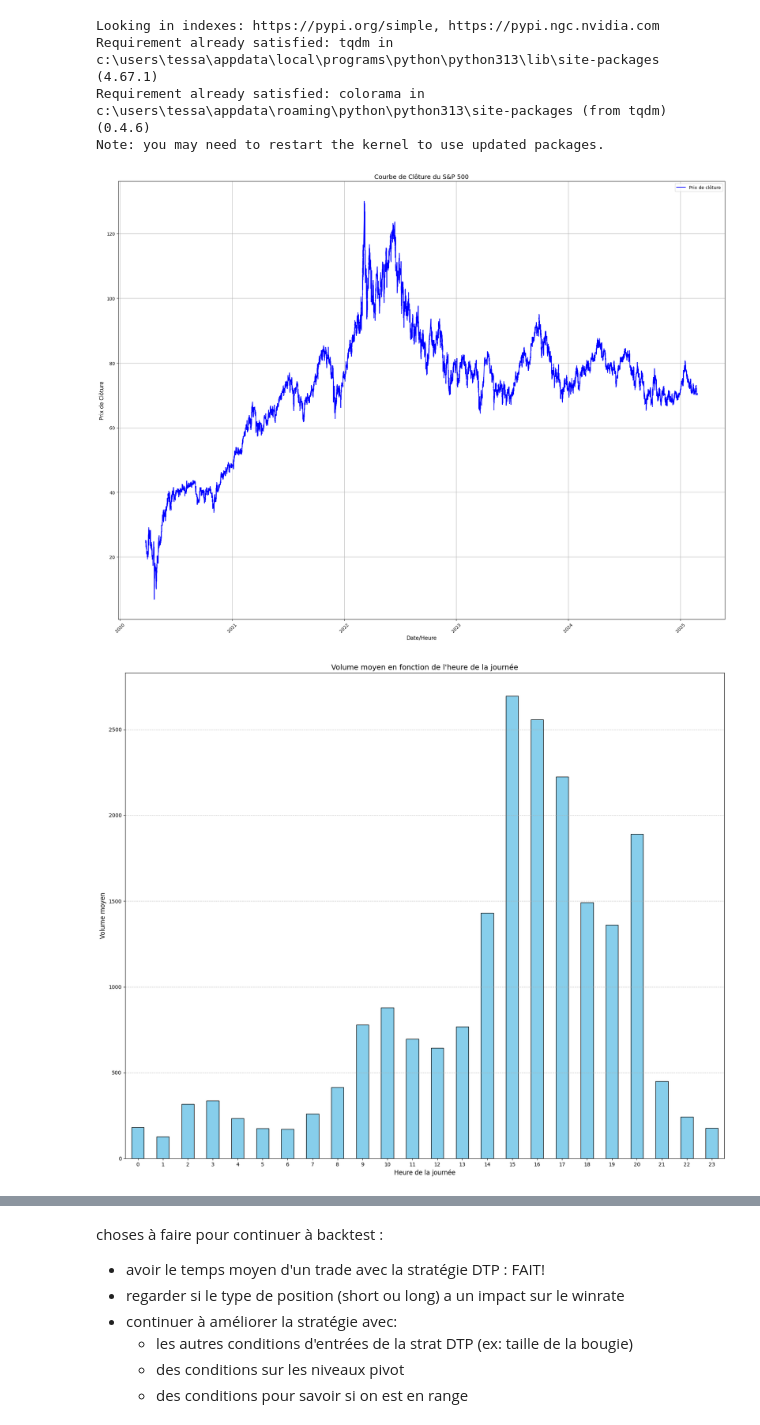
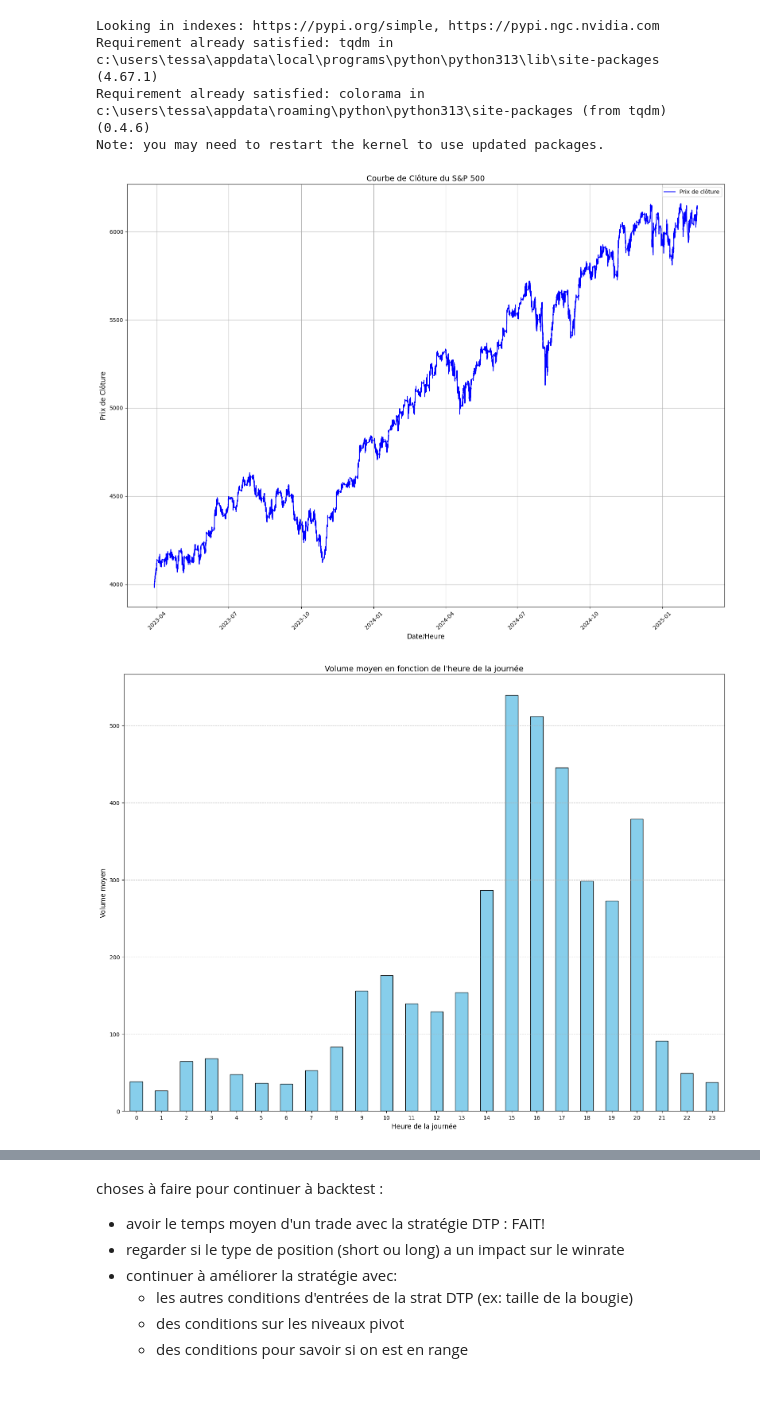
Before and after one commit to tessanix/Backtest_Trading, a Jupyter notebook: strategies_backtest.ipynb, the cells around one changed output, grey strips where cells are left out. Drawn from its saved outputs; the diff is of its cells as text; code cells hidden in the pictures; blank space fills up the shorter version.

```diff
--- a/strategies_backtest.ipynb
+++ b/strategies_backtest.ipynb
@@ -5,14 +5,15 @@ Looking in indexes: https://pypi.org/simple, https://pypi.ngc.nvidia.com
 Requirement already satisfied: tqdm in c:\users\tessa\appdata\local\programs\python\python313\lib\site-packages (4.67.1)
 Requirement already satisfied: colorama in c:\users\tessa\appdata\roaming\python\python313\site-packages (from tqdm) (0.4.6)
 Note: you may need to restart the kernel to use updated packages.
+# %%
+from processing_functions import create_df
+import matplotlib.pyplot as plt
+
+df_main = create_df(timeFramesUsedInMinutes=["5","15","60"], instrument="ES",
+                    start_date = "2023-03-24 12:00", end_date = "2025-02-14 12:00") #chopPeriod=14)
 # %%
-from processing_functions import create_df_M5
-import matplotlib.pyplot as plt
-
-df_M5 = create_df_M5(use3UT=False) #chopPeriod=14)
-
-plt.figure(figsize=(20,15))
-plt.plot(df_M5['datetime'], df_M5['close'], label='Prix de clôture', color='b')
+plt.figure(figsize=(16,12))
+plt.plot(df_main['datetime'], df_main['close'], label='Prix de clôture', color='b')
 plt.title('Courbe de Clôture du S&P 500', fontsize=14)
 plt.xlabel('Date/Heure', fontsize=12)
 plt.ylabel('Prix de Clôture', fontsize=12)
@@ -21,26 +22,26 @@ plt.grid(True)
 plt.legend()
 plt.tight_layout()
 # %% [output]
-[figure, old version]
+[figure, new version]
 # %%
 
 # Extraire l'heure de la journée à partir de 'timestamp'
-df_M5['hour'] = df_M5['datetime'].dt.hour
+df_main['hour'] = df_main['datetime'].dt.hour
 
 # Calculer le volume moyen pour chaque heure
-volume_moyen_par_heure = df_M5.groupby('hour')['volume'].mean()
+volume_moyen_par_heure = df_main.groupby('hour')['volume'].mean()
 
 # Affichage des résultats sous forme d'histogramme
-plt.figure(figsize=(17, 14))
+plt.figure(figsize=(16, 12))
 volume_moyen_par_heure.plot(kind='bar', color='skyblue', edgecolor='black')
 plt.title('Volume moyen en fonction de l\'heure de la journée', fontsize=14)
 plt.xlabel('Heure de la journée', fontsize=12)
 plt.ylabel('Volume moyen', fontsize=12)
 plt.xticks(rotation=0)
 plt.grid(axis='y', linestyle='--', alpha=0.7)
 
 # Afficher l'histogramme
 plt.tight_layout()
 plt.show()
 # %% [output]
-[figure, old version]
+[figure, new version]
```
Also changed, not shown: parts of 24 cells of this notebook, 13 other files.
